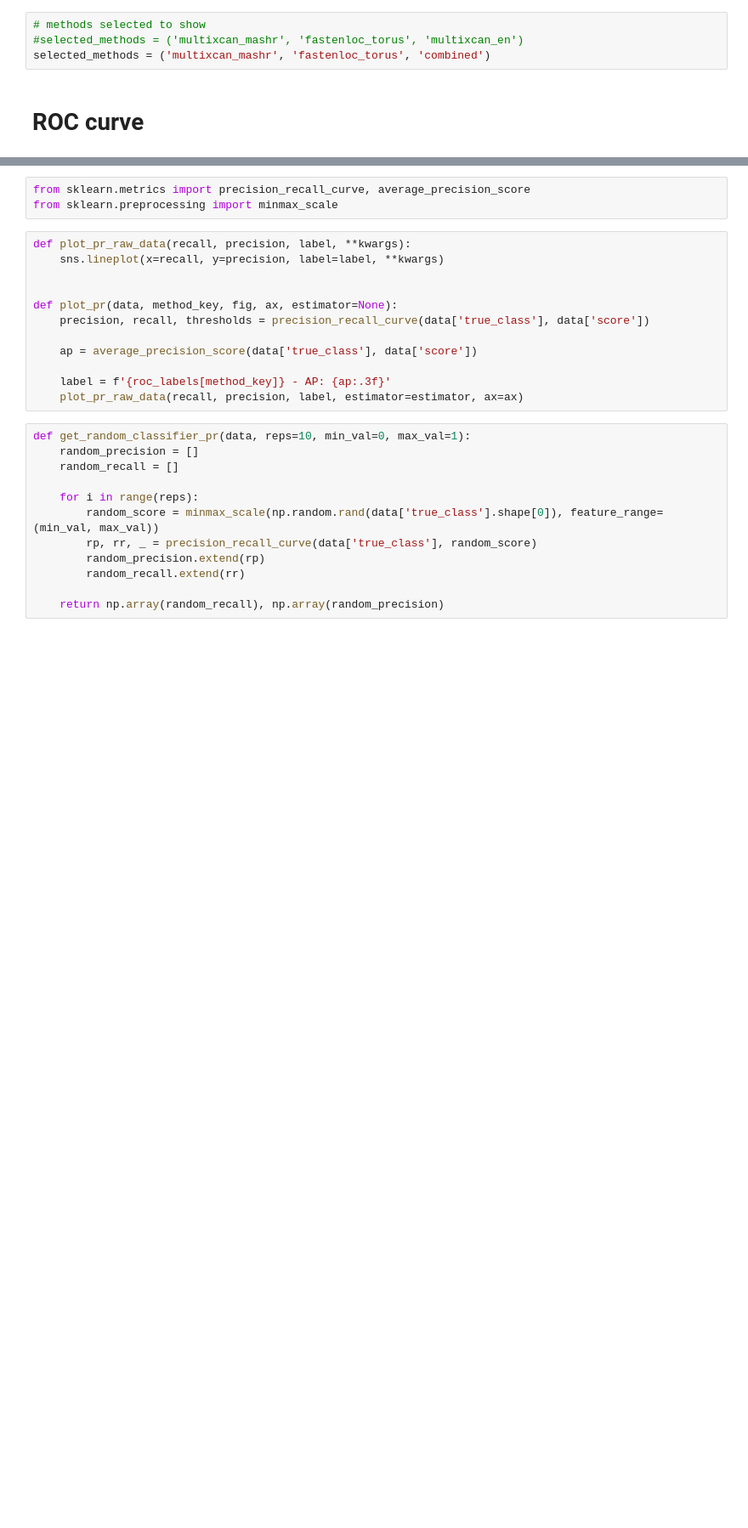
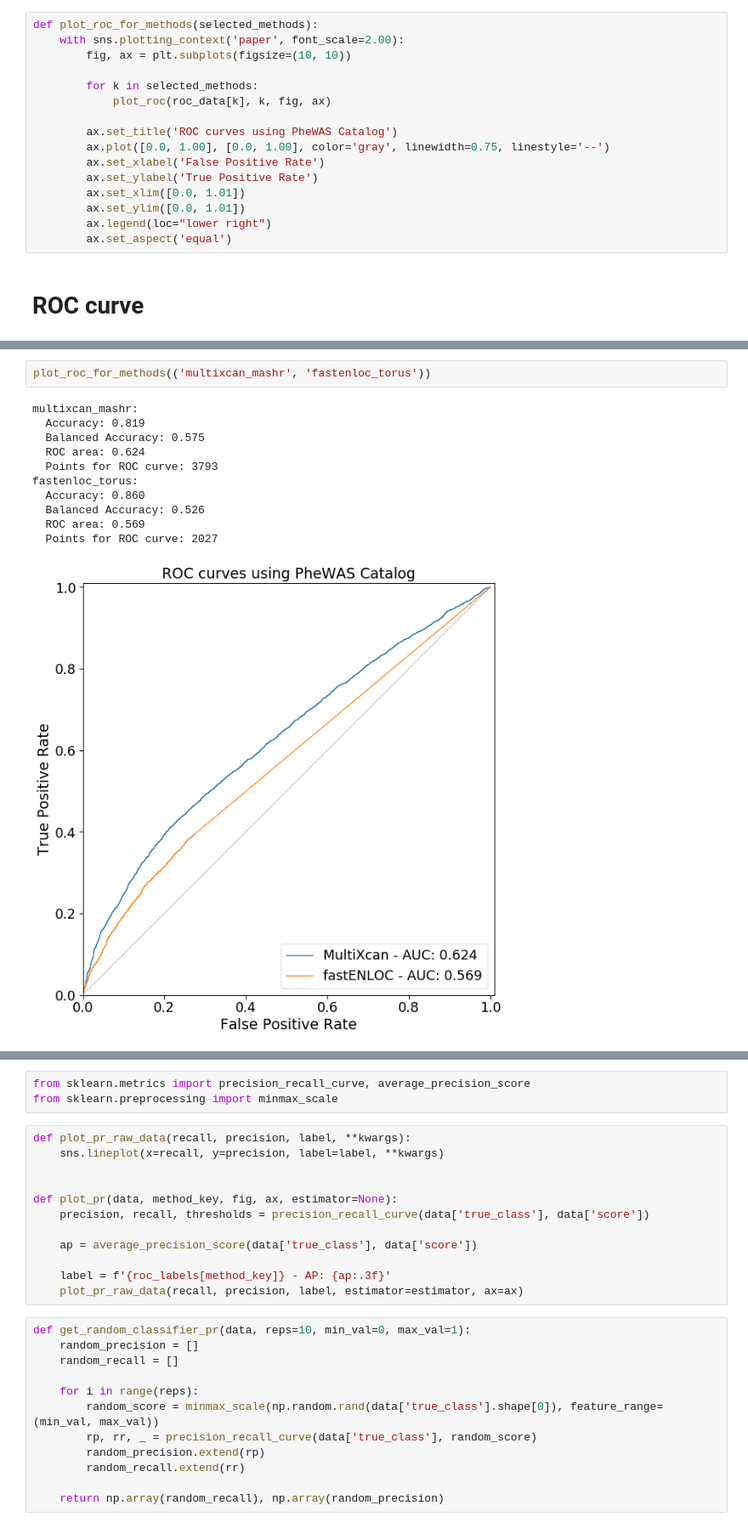
Before and after one commit to hakyimlab/phenomexcan, a Jupyter notebook: scripts/150_validation/phewas_catalog/15_roc-phewas_catalog_standard-plots.ipynb, the cells around one changed output, grey strips where cells are left out. Shown: that part at 85% size. Drawn from its saved outputs; the diff is of its cells as text; blank space fills up the shorter version.

Commit message:
scripts/150_validation/phwas_catalog: separate plots for main text and supplementary material.

```diff
--- a/scripts/150_validation/phewas_catalog/15_roc-phewas_catalog_standard-plots.ipynb
+++ b/scripts/150_validation/phewas_catalog/15_roc-phewas_catalog_standard-plots.ipynb
@@ -99,9 +99,21 @@ def plot_roc(data, method_key, fig, ax):
 
     label = f'{roc_labels[method_key]} - AUC: {roc_auc:.3f}'
     sns.lineplot(x=fpr, y=tpr, estimator=None, label=label, ax=ax)
-# %%
-# methods selected to show
-#selected_methods = ('multixcan_mashr', 'fastenloc_torus', 'multixcan_en')
-selected_methods = ('multixcan_mashr', 'fastenloc_torus', 'combined')
+# %%
+def plot_roc_for_methods(selected_methods):
+    with sns.plotting_context('paper', font_scale=2.00):
+        fig, ax = plt.subplots(figsize=(10, 10))
+
+        for k in selected_methods:
+            plot_roc(roc_data[k], k, fig, ax)
+
+        ax.set_title('ROC curves using PheWAS Catalog')
+        ax.plot([0.0, 1.00], [0.0, 1.00], color='gray', linewidth=0.75, linestyle='--')
+        ax.set_xlabel('False Positive Rate')
+        ax.set_ylabel('True Positive Rate')
+        ax.set_xlim([0.0, 1.01])
+        ax.set_ylim([0.0, 1.01])
+        ax.legend(loc="lower right")
+        ax.set_aspect('equal')
 # %% [markdown]
 # ROC curve
@@ -139,0 +120,14 @@ combined:
+# %%
+plot_roc_for_methods(('multixcan_mashr', 'fastenloc_torus'))
+# %% [output]
+multixcan_mashr:
+  Accuracy: 0.819
+  Balanced Accuracy: 0.575
+  ROC area: 0.624
+  Points for ROC curve: 3793
+fastenloc_torus:
+  Accuracy: 0.860
+  Balanced Accuracy: 0.526
+  ROC area: 0.569
+  Points for ROC curve: 2027
+[figure, added]
```
Also changed, not shown: parts of 9 cells of this notebook, 2 other files.
